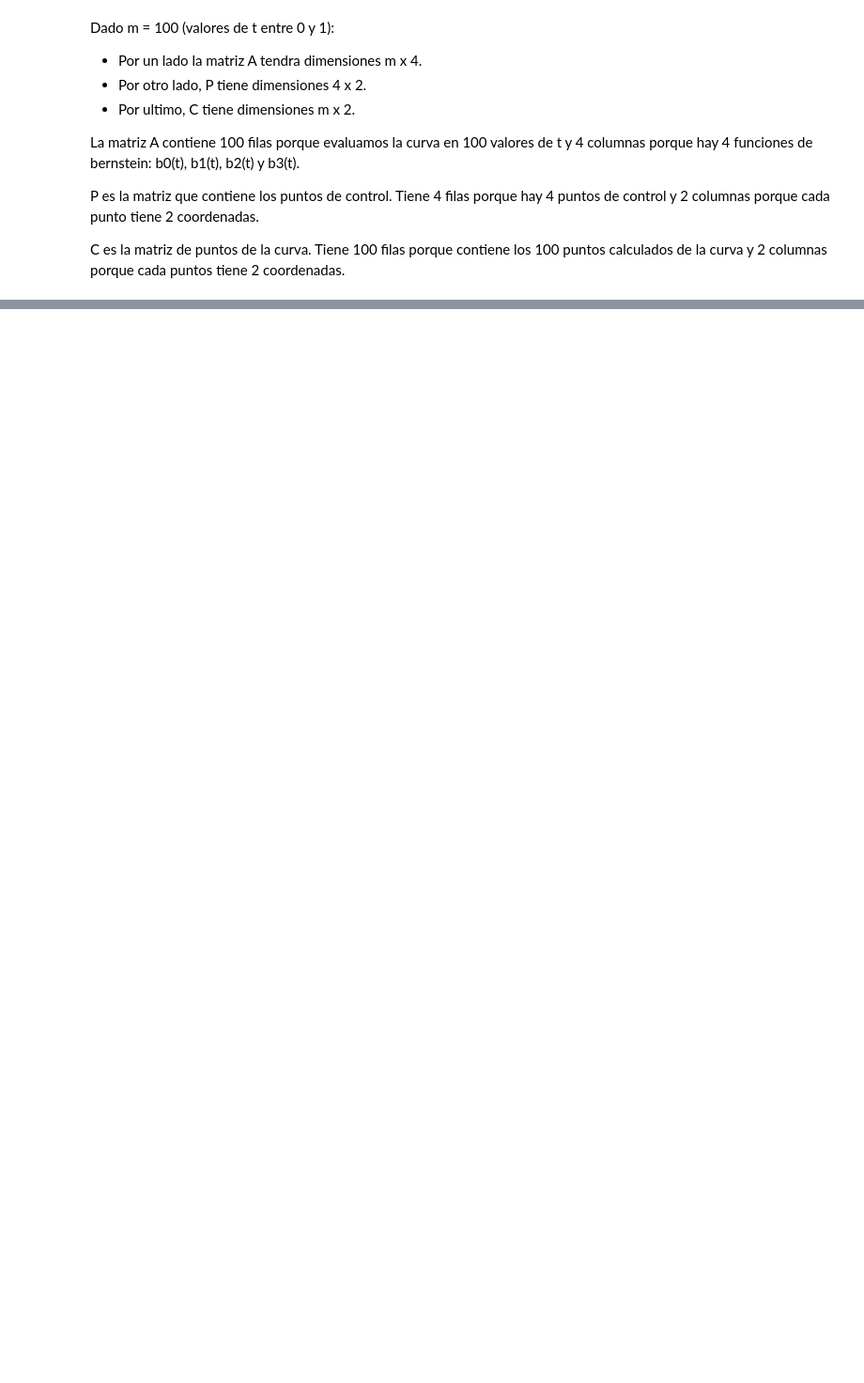
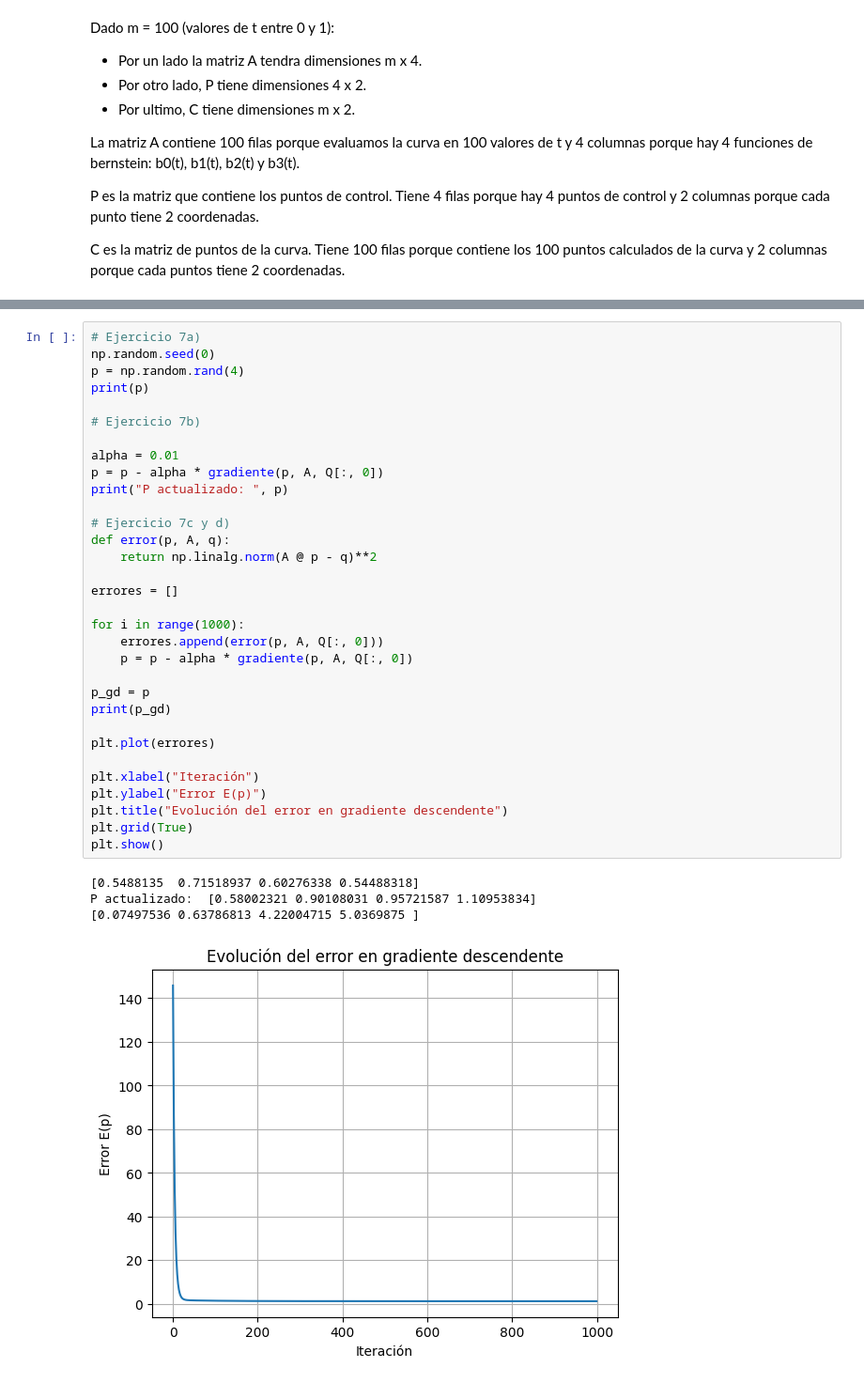
Before and after one commit to Facunare/tp2metodos, a Jupyter notebook: Arechaga_Facundo_Del Cuadro_Federico/tp2.ipynb, the cells around one changed output, grey strips where cells are left out. Shown at 94% size. Cells and saved outputs as stored; diff of their text form; blank space fills up the shorter version.

```diff
--- a/Arechaga_Facundo_Del Cuadro_Federico/tp2.ipynb
+++ b/Arechaga_Facundo_Del Cuadro_Federico/tp2.ipynb
@@ -147,0 +400,37 @@ WARNING: Ignoring invalid distribution ~atplotlib (C:\Users\Facundo Arechaga\App
+# %%
+# Ejercicio 7a)
+np.random.seed(0)
+p = np.random.rand(4)
+print(p)
+
+# Ejercicio 7b)
+
+alpha = 0.01
+p = p - alpha * gradiente(p, A, Q[:, 0])
+print("P actualizado: ", p)
+
+# Ejercicio 7c y d)
+def error(p, A, q):
+    return np.linalg.norm(A @ p - q)**2
+
+errores = []
+
+for i in range(1000):
+    errores.append(error(p, A, Q[:, 0]))
+    p = p - alpha * gradiente(p, A, Q[:, 0])
+
+p_gd = p
+print(p_gd)
+
+plt.plot(errores)
+
+plt.xlabel("Iteración")
+plt.ylabel("Error E(p)")
+plt.title("Evolución del error en gradiente descendente")
+plt.grid(True)
+plt.show()
+# %% [output]
+[0.5488135  0.71518937 0.60276338 0.54488318]
+P actualizado:  [0.58002321 0.90108031 0.95721587 1.10953834]
+[0.07497536 0.63786813 4.22004715 5.0369875 ]
+[figure, added]
```
Also changed, not shown: parts of 25 cells of this notebook.
